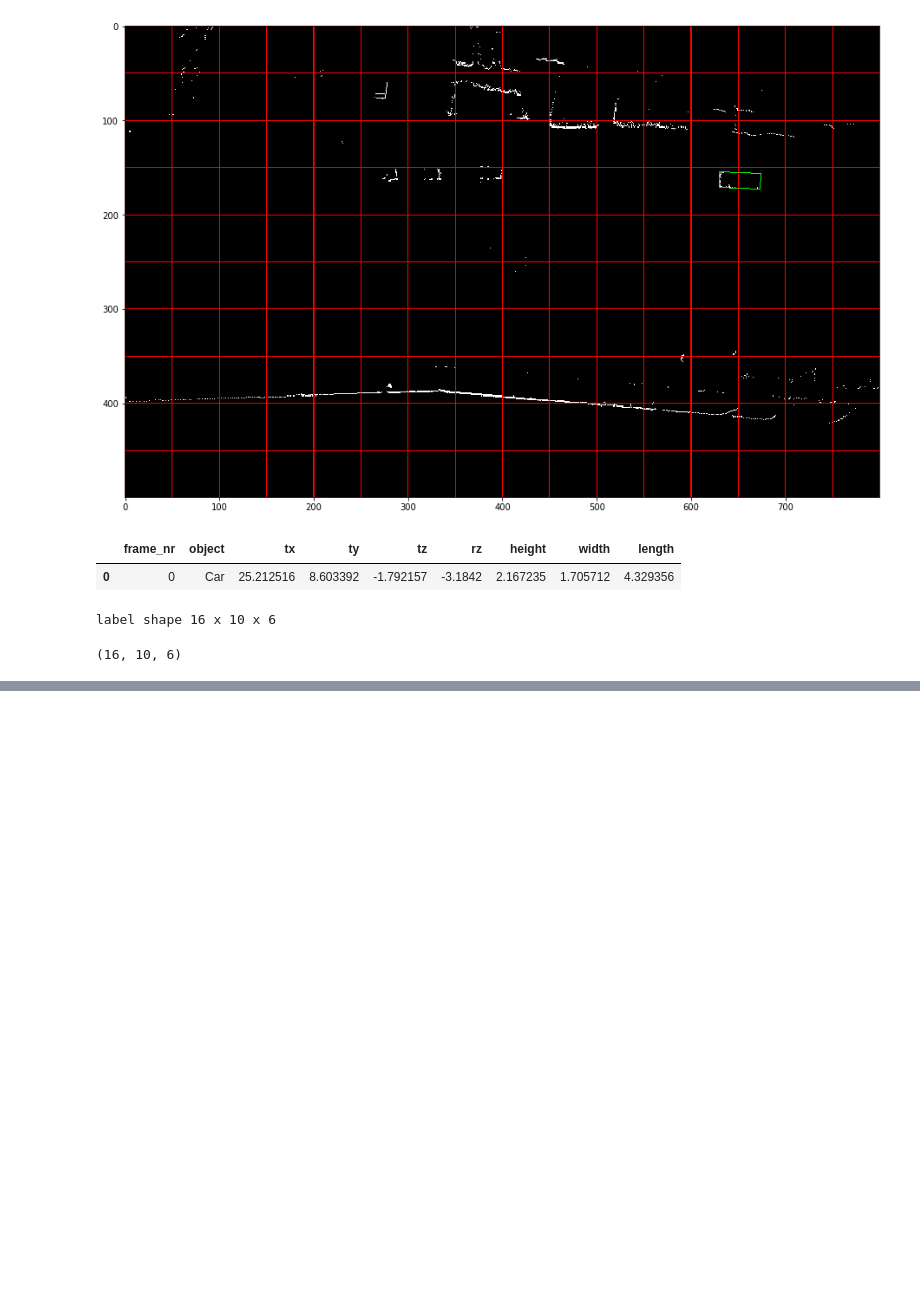
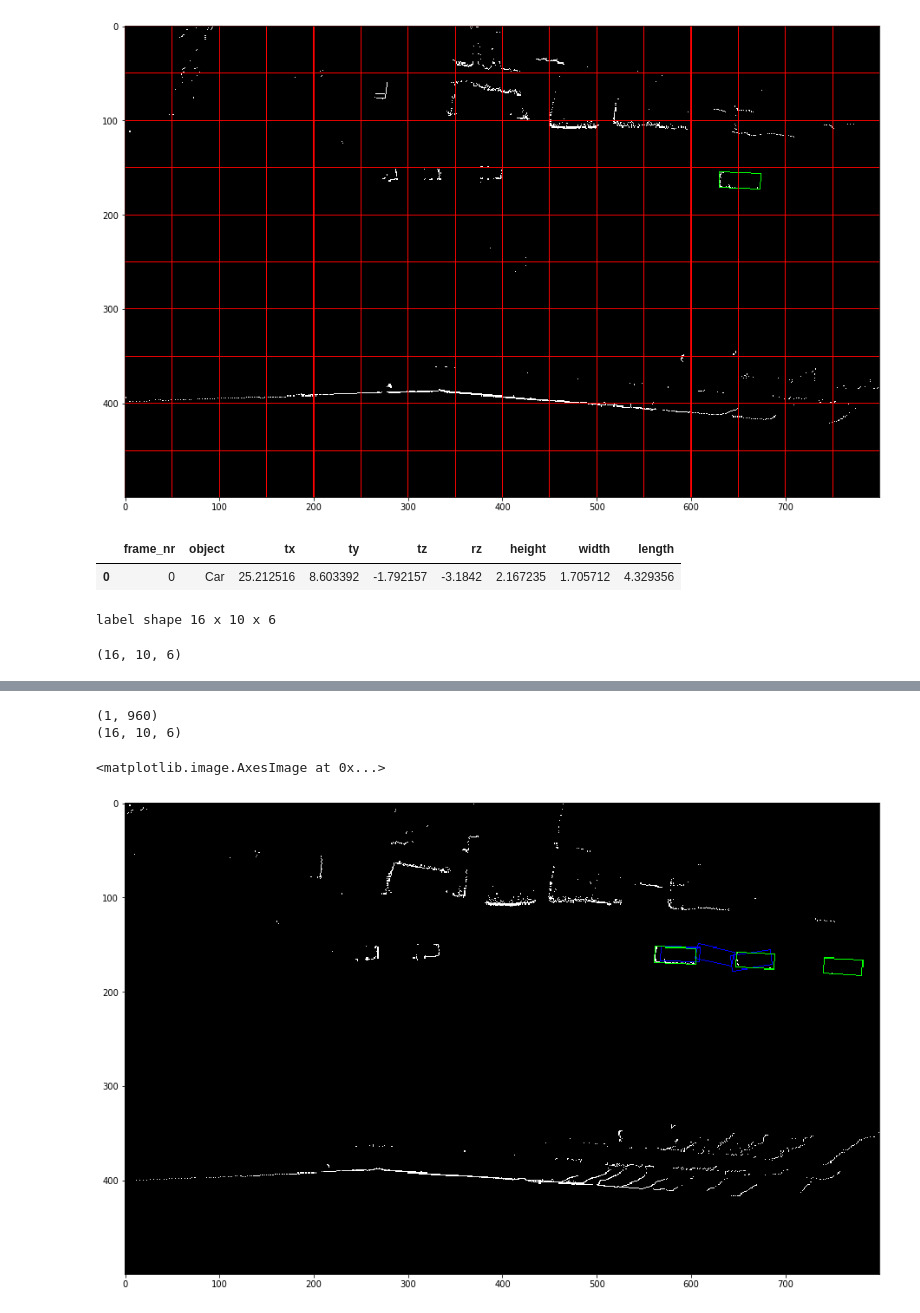
Before and after one commit to sir-siemens/didi-challenge, a Jupyter notebook: train_nn.ipynb, the cells around one changed output, grey strips where cells are left out. Saved outputs shown, nothing was run; the diff lists cells and outputs as text; code cells hidden in the pictures; blank space fills up the shorter version.

```diff
--- a/train_nn.ipynb
+++ b/train_nn.ipynb
@@ -243,9 +267,9 @@ print (y_train.shape)
 (16, 10, 6)
 # %%
 # training number
-train_nr = 100
-layer_nr = 10
-train = np.zeros( [train_nr, image_height, image_width, layer_nr])
+train_nr = 5
+train_layer_nr = 10
+train = np.zeros( [train_nr, image_height, image_width, train_layer_nr])
 # fill in training data
 for frame_nr in range (train_nr):
     for i in range(layer_nr):
@@ -286,7 +310,7 @@ mask2_f = mask2.flatten()
 mask3 = np.zeros( [h_grid_nr, v_grid_nr , 6] )
 for i in range(h_grid_nr):
         for j in range(v_grid_nr):
-            mask3[i,j,:] = [0.0,1.0,1.0,1.0,1.0,1.0]
+            mask3[i,j,:] = [0.0,1.0,1.0,5.0,1.0,1.0]
 mask3_f = mask3.flatten()
 mask4 = 0.1 * mask1
 mask4_f = mask4.flatten()
@@ -402,7 +396,7 @@ num_correct = 0
 for frame_id in range(frame_id_max):
     print ('frame ', frame_id)
     #reshaped_result = result[frame_id].reshape( [16,10,6])
-    train_predict  = train[frame_id].reshape([1, 500, 800, layer_nr])
+    train_predict  = train[frame_id].reshape([1, 500, 800, train_layer_nr])
     reshaped_result = model.predict(train_predict)
 
     #print (result.shape)
@@ -493,0 +440,5 @@ for i in range(16):
+# %%
+# load trained model
+from keras.models import load_model
+
+model = load_model('model.h5', custom_objects={'custom_loss': custom_loss})
@@ -493,0 +483,39 @@ for i in range(16):
+# %%
+# test on some image
+test_frame_id = 5
+test_image = train[test_frame_id]
+vis_layer_nr = 3
+df_frame_car = df[ ( (df.frame_nr == test_frame_id) & (df.object == 'Car')) ]
+test_name = './'+ 'rosws/train_data/'+ prefix + '_'+  str(test_frame_id) + '_'+ str(vis_layer_nr) + '.png'
+image = cv2.imread(test_name)
+
+detection_result  = prediction_bb(train[test_frame_id])
+# draw prediction result
+if detection_result != None:
+    for it in range(detection_result.shape[0]):
+        ( fl_p , fr_p, rr_p, rl_p) = compute_bb_pixel_coordinate( detection_result[it,0],
+                                                                  detection_result[it,1],
+                                                                  detection_result[it,2],
+                                                                  detection_result[it,3],
+                                                                  detection_result[it,4])
+        vetexes_prediction = np.array([fl_p , fr_p, rr_p, rl_p ], np.int32)
+        vetexes_prediction = np.array([fl_p , fr_p, rr_p, rl_p],np.int32)
+        cv2.polylines(image, np.int32([vetexes_prediction]), True, (0,0,255), 1)
+
+# draw ground truth
+for index, row in df_frame_car.iterrows():
+        # print (row.frame_nr, row.object)
+        ( fl , fr, rr, rl) = compute_bb_pixel_coordinate( row.tx, row.ty, row.rz, row.width, row.length)
+        vetexes = np.array([fl , fr, rr, rl ],np.int32)
+        cv2.polylines(image, np.int32([vetexes]), True, (0,255,0), 1)
+
+        # here compute prediction result and right to image
+
+
+plt.figure(1, figsize=(50,10))
+plt.imshow(image)
+# %% [output]
+(1, 960)
+(16, 10, 6)
+<matplotlib.image.AxesImage at 0x...>
+[figure, added]
```
Also changed, not shown: parts of 14 cells of this notebook.
